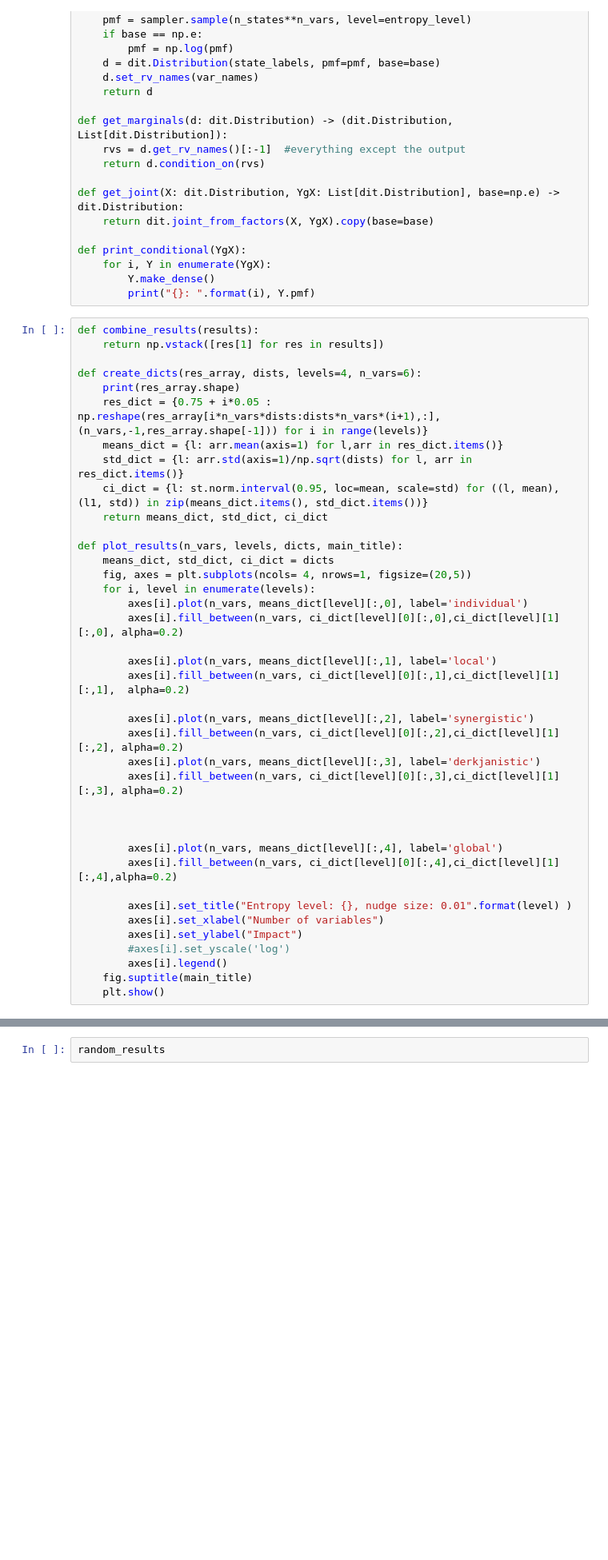
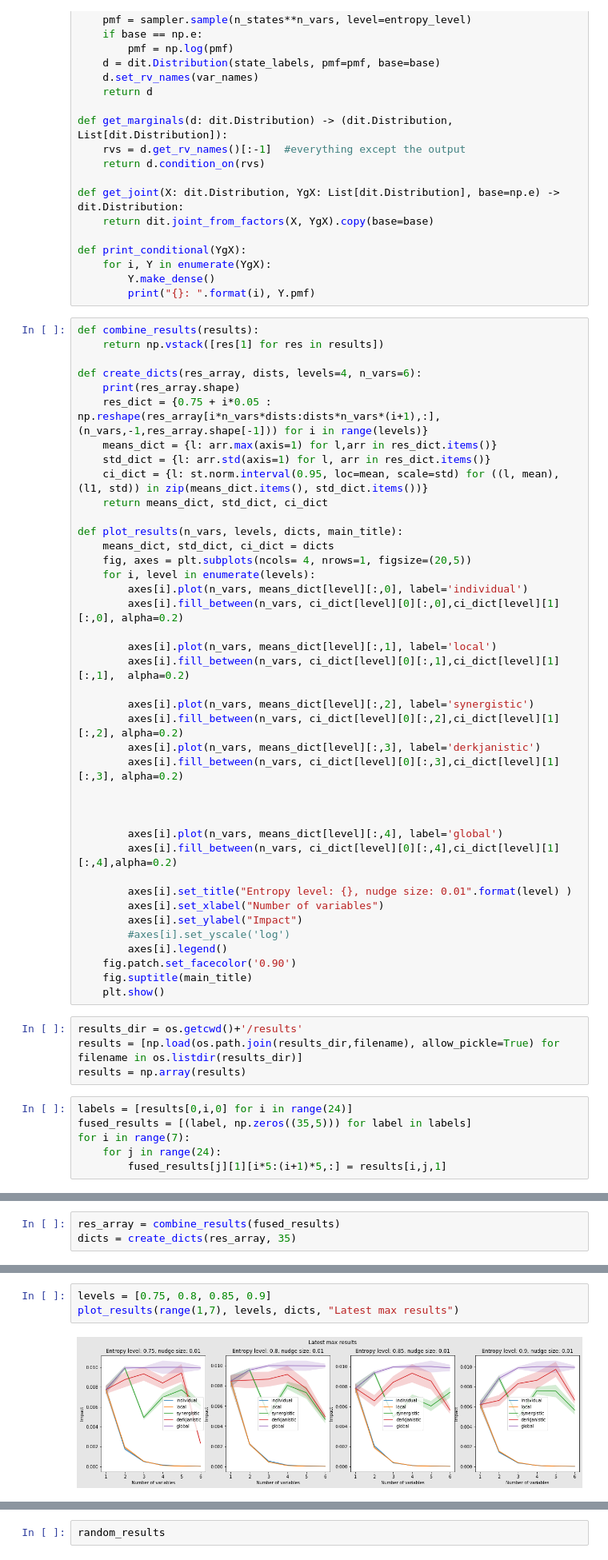
Before and after one commit to cjidboon94/master_thesis, a Jupyter notebook: dev-repl-sandbox.ipynb, the cells around one changed output, grey strips where cells are left out. Shown: that part at 80% size. Cells and saved outputs as stored; diff of their text form; blank space fills up the shorter version.

```diff
--- a/dev-repl-sandbox.ipynb
+++ b/dev-repl-sandbox.ipynb
@@ -64,8 +64,8 @@ def combine_results(results):
 def create_dicts(res_array, dists, levels=4, n_vars=6):
     print(res_array.shape)
     res_dict = {0.75 + i*0.05 : np.reshape(res_array[i*n_vars*dists:dists*n_vars*(i+1),:], (n_vars,-1,res_array.shape[-1])) for i in range(levels)}
-    means_dict = {l: arr.mean(axis=1) for l,arr in res_dict.items()}
-    std_dict = {l: arr.std(axis=1)/np.sqrt(dists) for l, arr in res_dict.items()}
+    means_dict = {l: arr.max(axis=1) for l,arr in res_dict.items()}
+    std_dict = {l: arr.std(axis=1) for l, arr in res_dict.items()}
     ci_dict = {l: st.norm.interval(0.95, loc=mean, scale=std) for ((l, mean), (l1, std)) in zip(means_dict.items(), std_dict.items())}
     return means_dict, std_dict, ci_dict
 
@@ -94,5 +94,16 @@ def plot_results(n_vars, levels, dicts, main_title):
         axes[i].set_ylabel("Impact")
         #axes[i].set_yscale('log')
         axes[i].legend()
+    fig.patch.set_facecolor('0.90')
     fig.suptitle(main_title)
     plt.show()
+# %%
+results_dir = os.getcwd()+'/results'
+results = [np.load(os.path.join(results_dir,filename), allow_pickle=True) for filename in os.listdir(results_dir)]
+results = np.array(results)
+# %%
+labels = [results[0,i,0] for i in range(24)]
+fused_results = [(label, np.zeros((35,5))) for label in labels]
+for i in range(7):
+    for j in range(24):
+        fused_results[j][1][i*5:(i+1)*5,:] = results[i,j,1]
@@ -98,0 +130,3 @@ def plot_results(n_vars, levels, dicts, main_title):
+# %%
+res_array = combine_results(fused_results)
+dicts = create_dicts(res_array, 35)
@@ -99,3 +135,8 @@ def plot_results(n_vars, levels, dicts, main_title):
+# %%
+levels = [0.75, 0.8, 0.85, 0.9]
+plot_results(range(1,7), levels, dicts, "Latest max results")
+# %% [output]
+[figure, added]
 # %%
 def log_add(p, n):
     result = np.zeros(len(p), dtype=p.dtype)
```
Also changed, not shown: parts of 2 cells of this notebook, 12 other files.
